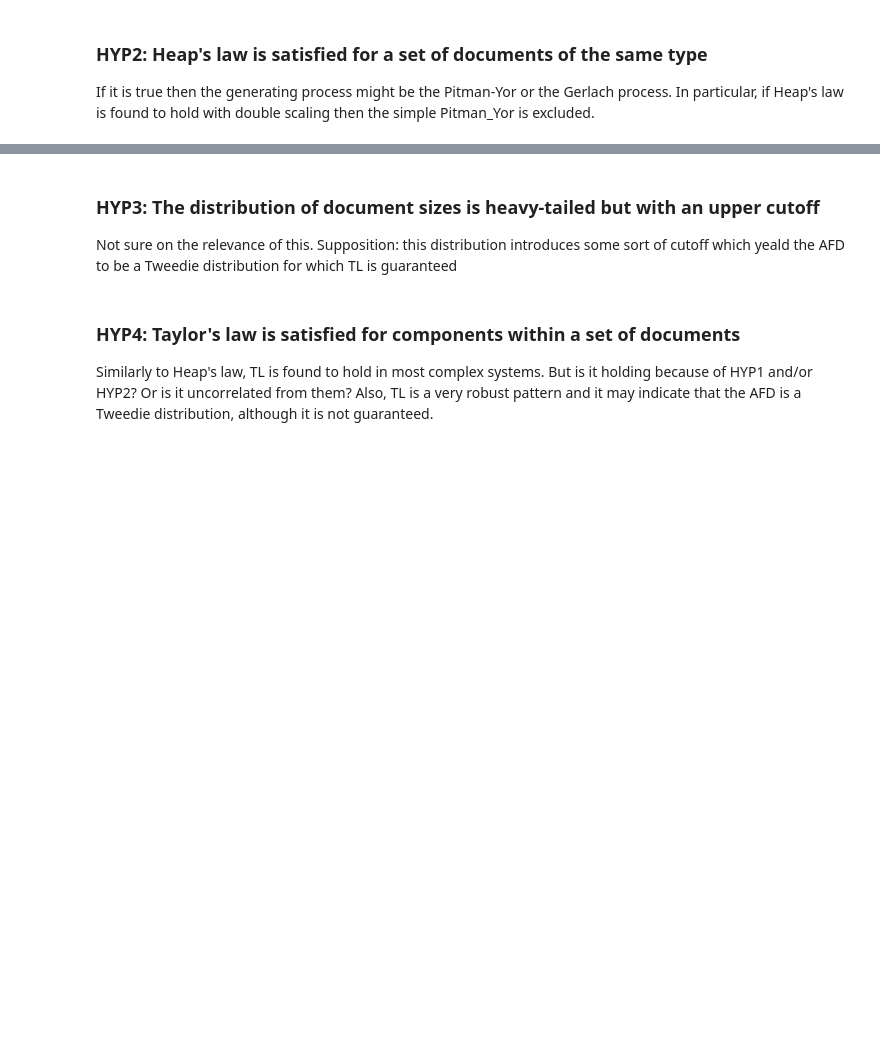
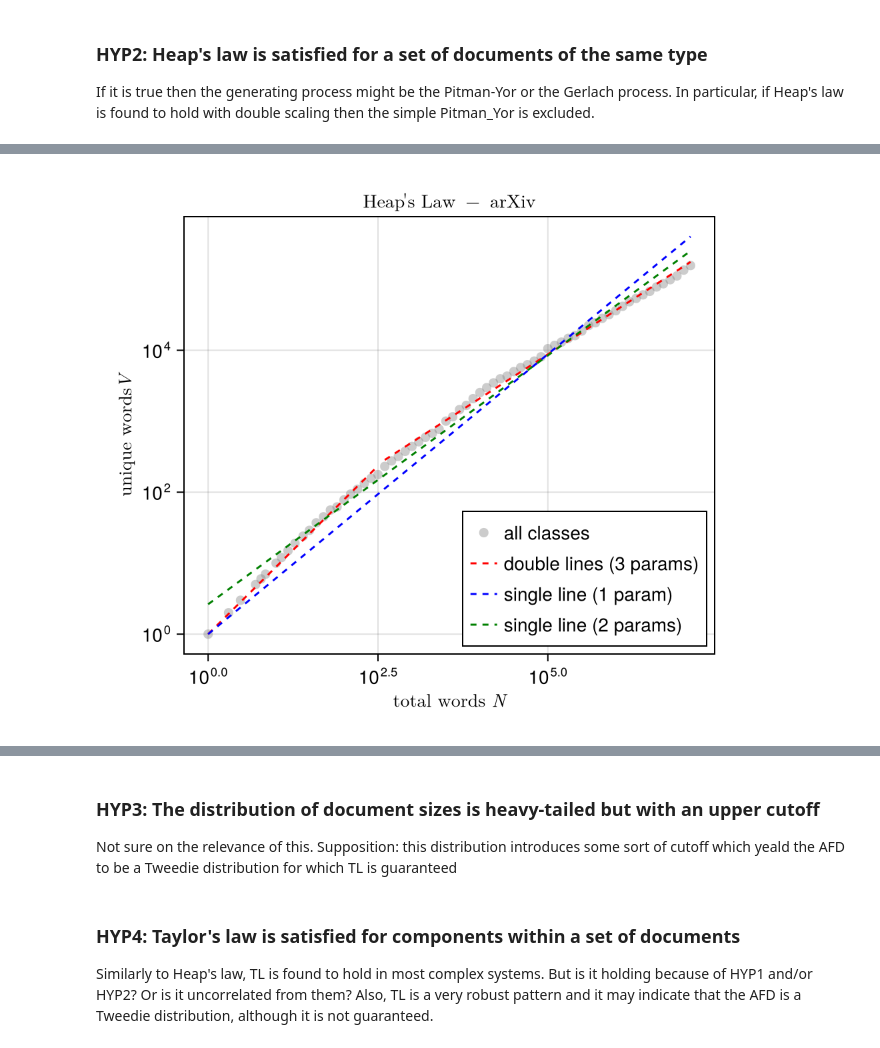
Before and after one commit to luca430/Meris, a Jupyter notebook: python-notebooks/hypJ.ipynb, the cells around one changed output, grey strips where cells are left out. Cells and saved outputs as stored; diff of their text form; code cells hidden in the pictures; blank space fills up the shorter version.

Commit message:
tested heap's law at different level of aggregation for arXiv

```diff
--- a/python-notebooks/hypJ.ipynb
+++ b/python-notebooks/hypJ.ipynb
@@ -167,0 +155,19 @@ fig
+# %%
+x, y = collect(keys(heap_dict_total)), collect(values(heap_dict_total))
+model1(t, p) = p[1] .* t
+model2(t, p) = p[1] .+ p[2] .* t
+out = find_breakpoint(model1, model2, x, y, [1.0], [1.0, 1.0], scanrange=collect(50:5:1500), cl=0.05)
+println("double lines (3 params)")
+println(out)
+println()
+
+fit1 = curve_fit(model1, log.(x), log.(y), [1.0])
+SSE = sum((log.(y) .- model1(log.(x), fit1.param)) .^ 2)
+println("single line (1 param)")
+println((p = fit1.param, SSE = SSE))
+println()
+
+fit2 = curve_fit(model2, log.(x), log.(y), [1.0, 1.0])
+SSE = sum((log.(y) .- model2(log.(x), fit2.param)) .^ 2)
+println("single line (2 params)")
+println((p = fit2.param, SSE = SSE))
@@ -167,0 +183,24 @@ fig
+# %%
+fig = Figure(size=(320*1.5, 280*1.5))
+ax = Axis(
+    fig[1,1],
+    xscale=log10, yscale=log10,
+    title=L"\text{Heap's Law - arXiv}",
+    xlabel=L"\text{total words } N",
+    ylabel=L"\text{unique words} V"
+)
+
+# Base scatter
+x, y = collect(keys(heap_dict_total)), collect(values(heap_dict_total))
+scatter!(ax, x, y, color=(0.5, 0.5, 0.5, 0.4), markersize=10, label="all classes")
+
+lines!(ax, x[x .< out.xb], exp.(model1(log.(x[x .< out.xb]), out.p1)), color=:red, linestyle=:dash, label="double lines (3 params)")
+lines!(ax, x[x .>= out.xb], exp.(model2(log.(x[x .>= out.xb]), out.p2)), color=:red, linestyle=:dash)
+lines!(ax, x, exp.(model1(log.(x), fit1.param)), color=:blue, linestyle=:dash, label="single line (1 param)")
+lines!(ax, x, exp.(model2(log.(x), fit2.param)), color=:green, linestyle=:dash, label="single line (2 params)")
+
+axislegend(ax, position=:rb, framevisible=true)
+
+fig
+# %% [output]
+[figure, added]
```
Also changed, not shown: parts of 21 cells of this notebook, 2 other files.
